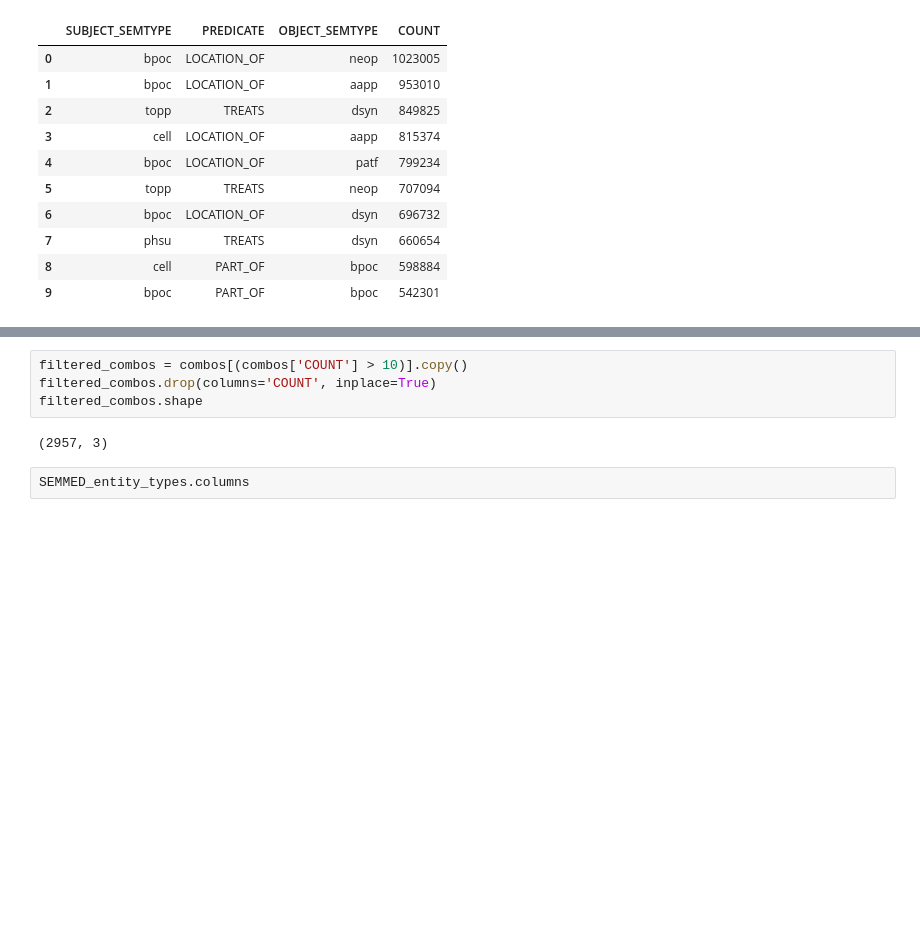
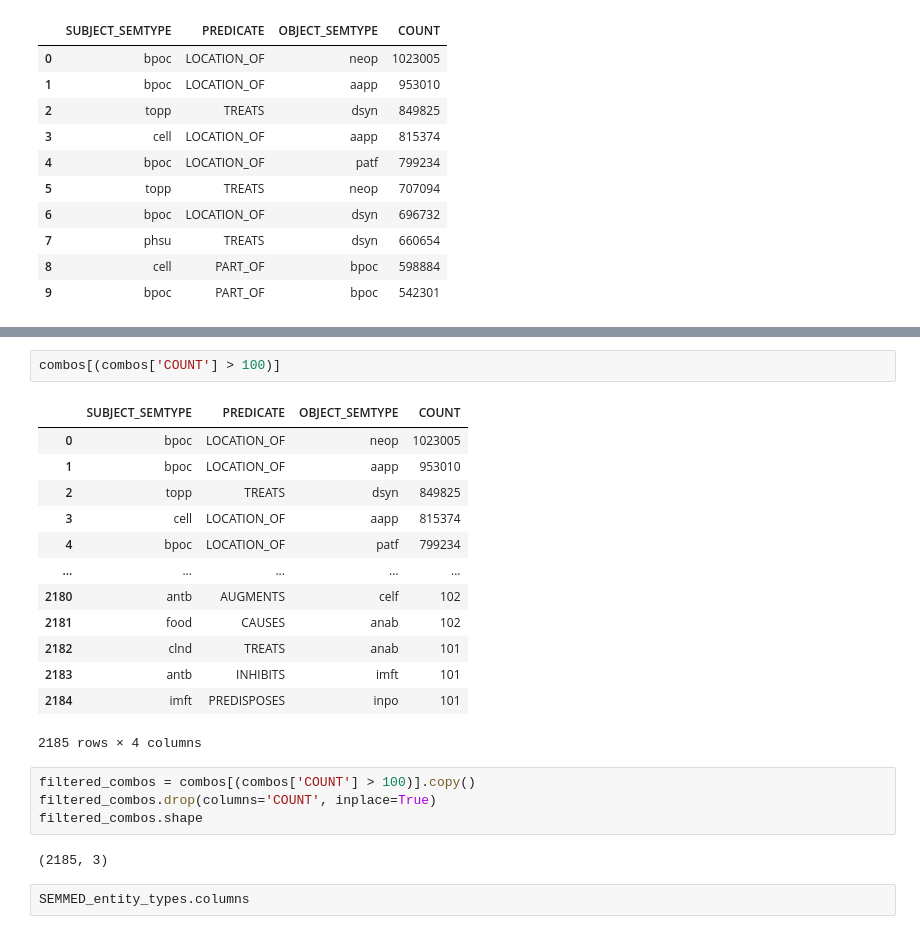
Before and after one commit to NCATS-Tangerine/translator-api-registry, a Jupyter notebook: semmeddb/AutoGen_SEMMEDDB.ipynb, the cells around one changed output, grey strips where cells are left out. Drawn from its saved outputs; the diff is of its cells as text; blank space fills up the shorter version.

```diff
--- a/semmeddb/AutoGen_SEMMEDDB.ipynb
+++ b/semmeddb/AutoGen_SEMMEDDB.ipynb
@@ -630,9 +726,25 @@ let's try setting a limit that we're only building operations if there are > 10
+# %%
+combos[(combos['COUNT'] > 100)]
+# %% [output]
+|  | SUBJECT_SEMTYPE | PREDICATE | OBJECT_SEMTYPE | COUNT |
+| 0 | bpoc | LOCATION_OF | neop | 1023005 |
+| 1 | bpoc | LOCATION_OF | aapp | 953010 |
+| 2 | topp | TREATS | dsyn | 849825 |
+| 3 | cell | LOCATION_OF | aapp | 815374 |
+| 4 | bpoc | LOCATION_OF | patf | 799234 |
+| ... | ... | ... | ... | ... |
+| 2180 | antb | AUGMENTS | celf | 102 |
+| 2181 | food | CAUSES | anab | 102 |
+| 2182 | clnd | TREATS | anab | 101 |
+| 2183 | antb | INHIBITS | imft | 101 |
+| 2184 | imft | PREDISPOSES | inpo | 101 |
+2185 rows × 4 columns
 # %%
-filtered_combos = combos[(combos['COUNT'] > 10)].copy()
+filtered_combos = combos[(combos['COUNT'] > 100)].copy()
 filtered_combos.drop(columns='COUNT', inplace=True)
 filtered_combos.shape
 # %% [output]
-(2957, 3)
+(2185, 3)
 # %%
 SEMMED_entity_types.columns
 # %% [output]
```
Also changed, not shown: parts of 25 cells of this notebook, 5 other files.
